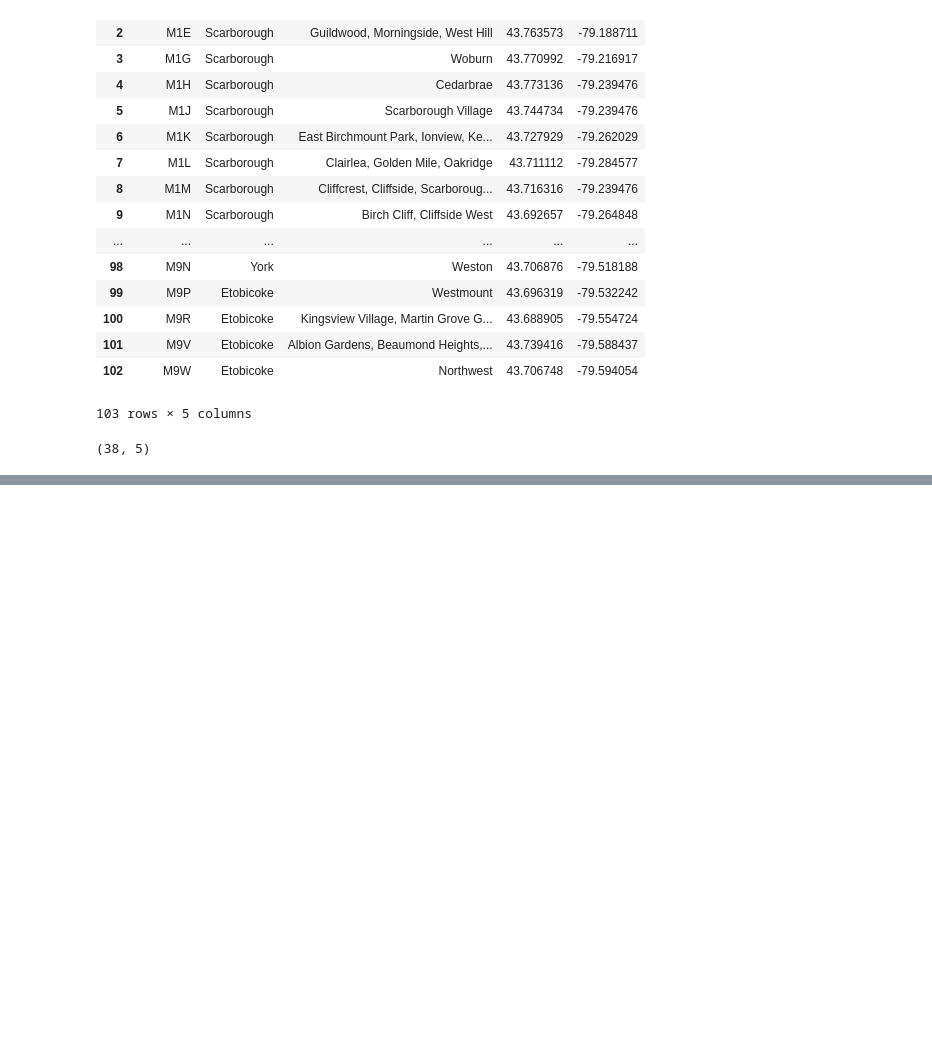
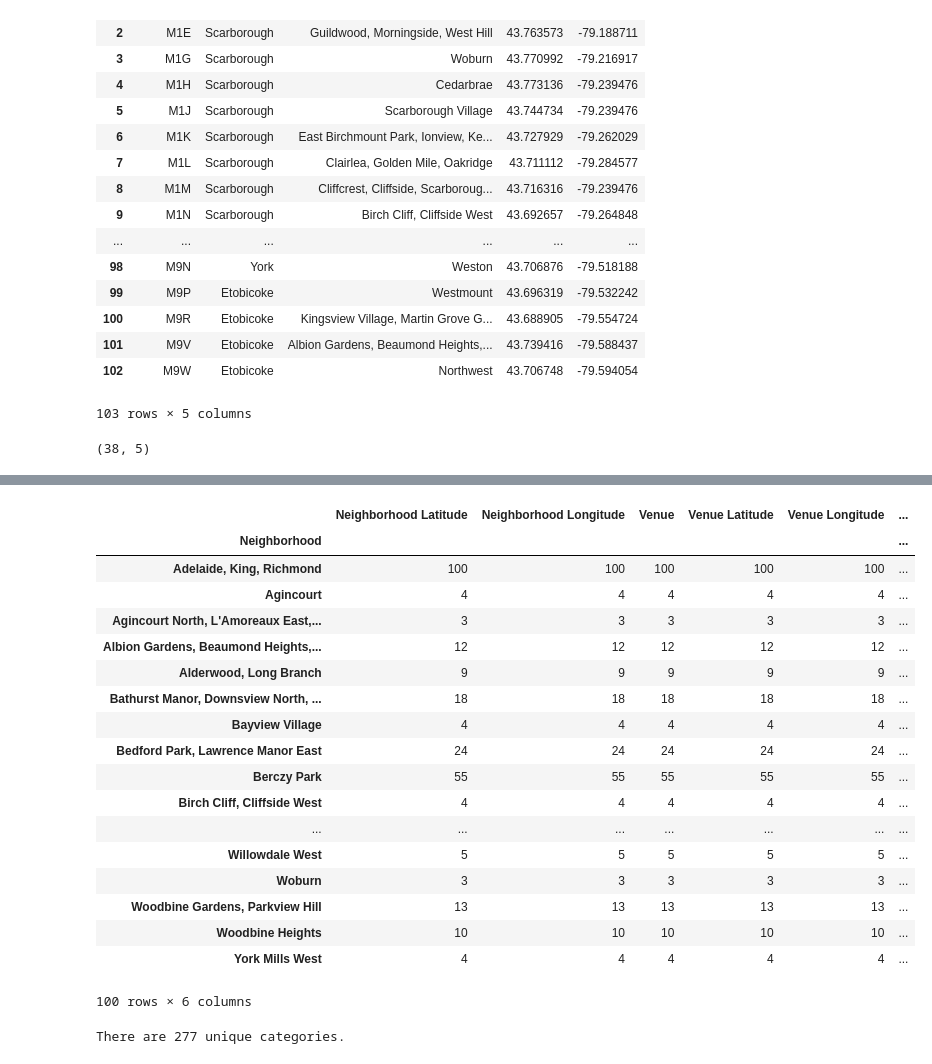
Before and after one commit to cartertu/github-example, a Jupyter notebook: W3 project-1.ipynb, the cells around one changed output, grey strips where cells are left out. Drawn from its saved outputs; the diff is of its cells as text; code cells hidden in the pictures; blank space fills up the shorter version.

```diff
--- a/W3 project-1.ipynb
+++ b/W3 project-1.ipynb
@@ -117,0 +199,43 @@ toronto.shape
+# %%
+def getNearbyVenues(names, latitudes, longitudes, radius = 500):
+    venues_list=[]
+    for name, lat, lng in zip(names, latitudes, longitudes):
+        print(name)
+
+
+        url = 'https://api.foursquare.com/v2/venues/explore?&client_id={}&client_secret={}&v={}&ll={},{}&radius={}&limit={}'.format(
+            CLIENT_ID,
+            CLIENT_SECRET,
+            VERSION,
+            lat,
+            lng,
+            radius,
+            LIMIT)
+
+
+        results = requests.get(url).json()["response"]['groups'][0]['items']
+
+        venues_list.append([(
+            name,
+            lat,
+            lng,
+            v['venue']['name'],
+            v['venue']['location']['lat'],
+            v['venue']['location']['lng'],
+            v['venue']['categories'][0]['name']) for v in results])
+
+    nearby_venues = pd.DataFrame([item for venue_list in venues_list for item in venue_list])
+    nearby_venues.columns = ['Neighborhood',
+                'Neighborhood Latitude',
+                'Neighborhood Longitude',
+                'Venue',
+                'Venue Latitude',
+                'Venue Longitude',
+                'Venue Category']
+
+    return(nearby_venues)
+# %%
+toronto_venues = getNearbyVenues(names= df['Neighbourhood'],
+                                   latitudes= df['Latitude'],
+                                   longitudes= df['Longitude']
+                                  )
@@ -117,0 +271,26 @@ toronto.shape
+# %%
+toronto_venues.groupby('Neighborhood').count()
+# %% [output]
+|  | Neighborhood Latitude | Neighborhood Longitude | Venue | Venue Latitude | Venue Longitude | ... |
+| Neighborhood |  |  |  |  |  | ... |
+| Adelaide, King, Richmond | 100 | 100 | 100 | 100 | 100 | ... |
+| Agincourt | 4 | 4 | 4 | 4 | 4 | ... |
+| Agincourt North, L'Amoreaux East,... | 3 | 3 | 3 | 3 | 3 | ... |
+| Albion Gardens, Beaumond Heights,... | 12 | 12 | 12 | 12 | 12 | ... |
+| Alderwood, Long Branch | 9 | 9 | 9 | 9 | 9 | ... |
+| Bathurst Manor, Downsview North, ... | 18 | 18 | 18 | 18 | 18 | ... |
+| Bayview Village | 4 | 4 | 4 | 4 | 4 | ... |
+| Bedford Park, Lawrence Manor East | 24 | 24 | 24 | 24 | 24 | ... |
+| Berczy Park | 55 | 55 | 55 | 55 | 55 | ... |
+| Birch Cliff, Cliffside West | 4 | 4 | 4 | 4 | 4 | ... |
+| ... | ... | ... | ... | ... | ... | ... |
+| Willowdale West | 5 | 5 | 5 | 5 | 5 | ... |
+| Woburn | 3 | 3 | 3 | 3 | 3 | ... |
+| Woodbine Gardens, Parkview Hill | 13 | 13 | 13 | 13 | 13 | ... |
+| Woodbine Heights | 10 | 10 | 10 | 10 | 10 | ... |
+| York Mills West | 4 | 4 | 4 | 4 | 4 | ... |
+100 rows × 6 columns
+# %%
+print('There are {} unique categories.'.format(len(toronto_venues['Venue Category'].unique())))
+# %% [output]
+There are 277 unique categories.
```
Also changed, not shown: parts of 7 cells of this notebook.
